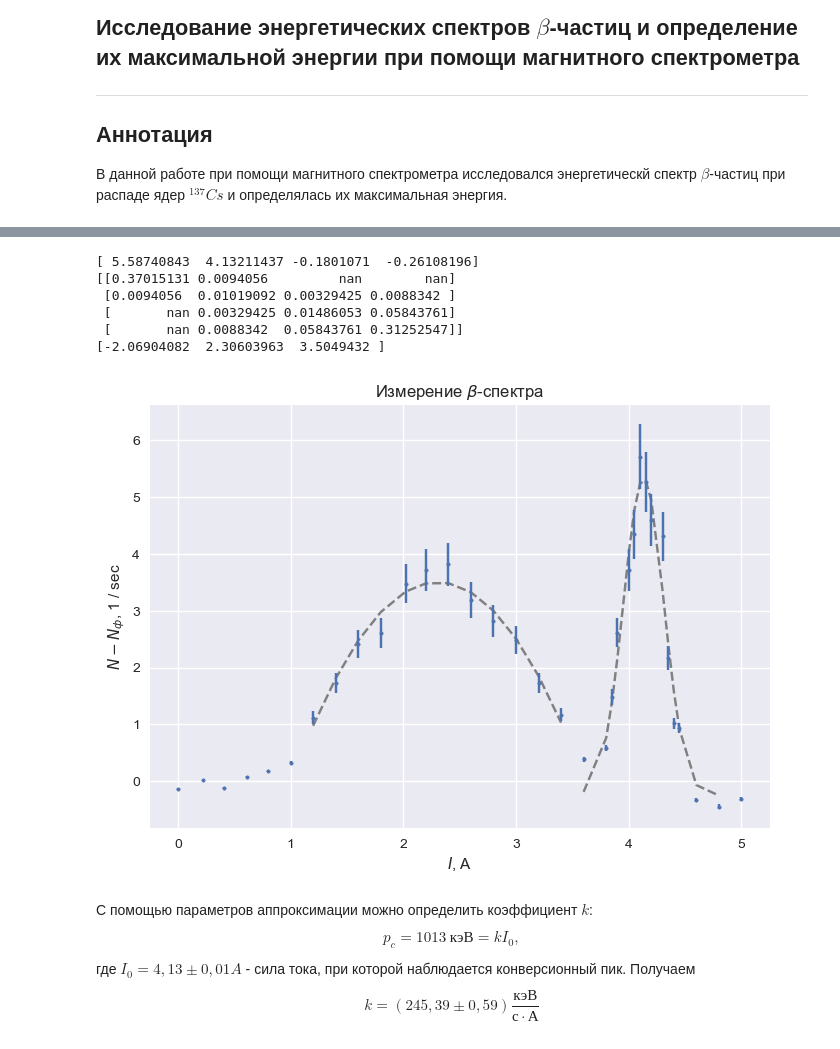
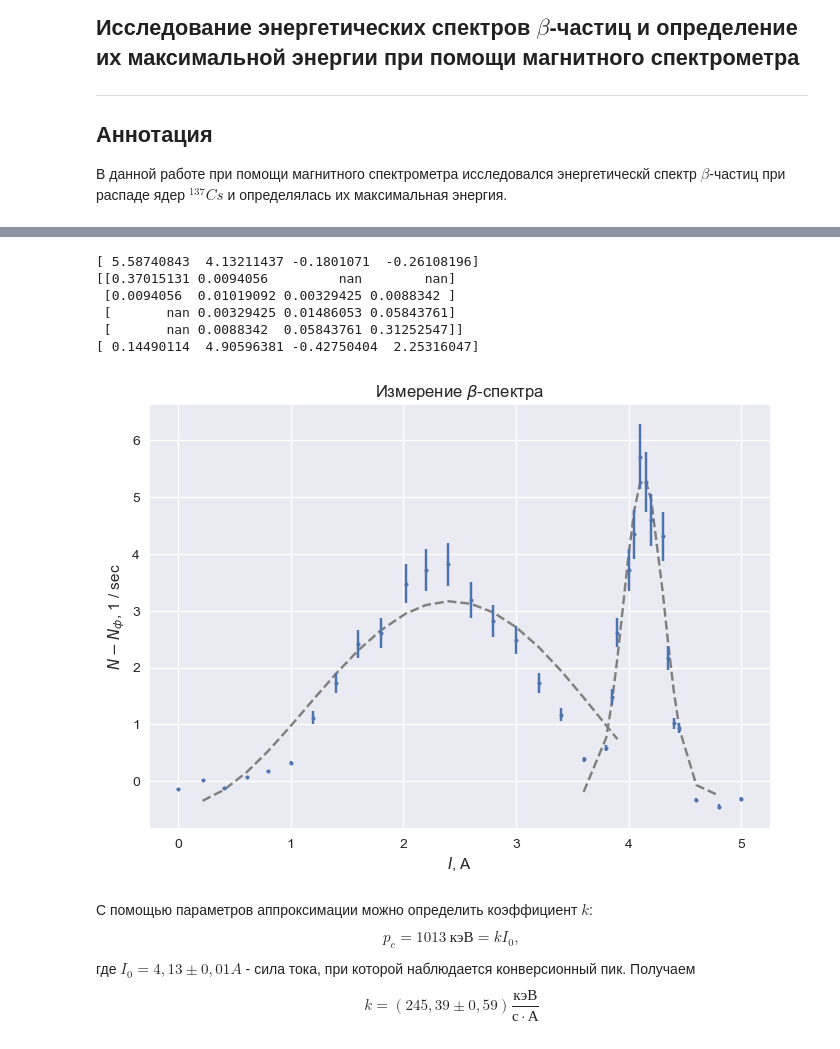
Before and after one commit to A1rsenij/Labs_physics, a Jupyter notebook: 5.4.2/5.4.2.ipynb, the cells around one changed output, grey strips where cells are left out. Saved outputs shown, nothing was run; the diff lists cells and outputs as text; code cells hidden in the pictures.

```diff
--- a/5.4.2/5.4.2.ipynb
+++ b/5.4.2/5.4.2.ipynb
@@ -185,43 +185,43 @@ from scipy.optimize import curve_fit
 def func1(x, a, b, c, d):
     return d + a*np.exp(-(x - b)**2 / (2*c**2))
 
-def func2(x, a, b, c):
-    return c + a * (x - b)**2
+def func2(x, a, b, c, d):
+    return c + a * x**2 * (b - np.sqrt(x**2 + d))**2
 # %%
 I = np.array([0.0, 0.22, 0.41, 0.61, 0.80, 1.00, 1.20, 1.40, 1.60, 1.80, 2.02, 2.20, 2.40, 2.60, 2.80, 3.00, 3.20, 3.40, 3.60, 3.80, 3.85, 3.90, 4.00, 4.05, 4.10, 4.15, 4.20, 4.30, 4.35, 4.40, 4.45, 4.60, 4.80, 5.00])
 NN_f = np.array([-0.143, 0.017, -0.123, 0.077, 0.177, 0.327, 1.116, 1.726, 2.416, 2.606, 3.476, 3.716, 3.815, 3.182, 2.815, 2.482, 1.732, 1.166, 0.383, 0.583, 1.482, 2.615, 3.715, 4.348, 5.714, 5.264, 4.598, 4.314, 2.165, 1.016, 0.933, -0.333, -0.450, -0.317])
 
 N_ERR = np.abs(NN_f * 0.1)
 
 k, cov = curve_fit(func1, I[np.where((I > 3.5) & (I < 5))], NN_f[np.where((I > 3.5) & (I < 5))])
 print(k)
 print(np.sqrt(cov))
 N_p1= func1(I[np.where((I > 3.5) & (I < 5))], *k)
 
-k, cov = curve_fit(func2, I[np.where((I > 1) & (I < 3.5))], NN_f[np.where((I > 1) & (I < 3.5))])
+k, cov = curve_fit(func2, I[np.where((I > 0) & (I < 4))], NN_f[np.where((I > 0) & (I < 4))])
 print(k)
-N_p2 = func2(I[np.where((I > 1) & (I < 3.5))], *k)
+N_p2 = func2(I[np.where((I > 0) & (I < 4))], *k)
 
 plt.style.use('seaborn-v0_8')
 
 plt.scatter(I, NN_f, s=25, zorder=5, marker='.')
 plt.errorbar(I, NN_f, xerr=0, yerr=N_ERR, fmt='none', zorder=4)
 plt.plot(I[np.where((I > 3.5) & (I < 5))], N_p1, linestyle='--', color='grey', zorder=3)
-plt.plot(I[np.where((I > 1) & (I < 3.5))], N_p2, linestyle='--', color='grey', zorder=3)
+plt.plot(I[np.where((I > 0) & (I < 4))], N_p2, linestyle='--', color='grey', zorder=3)
 
 plt.xlabel('$I$, A')
 plt.ylabel('$N - N_ф$, 1 / sec')
 plt.title(r"Измерение $\beta$-спектра")
 
 plt.show()
 # %% [output]
 [ 5.58740843  4.13211437 -0.1801071  -0.26108196]
 [[0.37015131 0.0094056         nan        nan]
  [0.0094056  0.01019092 0.00329425 0.0088342 ]
  [       nan 0.00329425 0.01486053 0.05843761]
  [       nan 0.0088342  0.05843761 0.31252547]]
-[-2.06904082  2.30603963  3.5049432 ]
+[ 0.14490114  4.90596381 -0.42750404  2.25316047]
-[figure, old version]
+[figure, new version]
 # %% [markdown]
 С помощью параметров аппроксимации можно определить коэффициент $k$:
 $$
```
Also changed, not shown: parts of 3 cells of this notebook.
